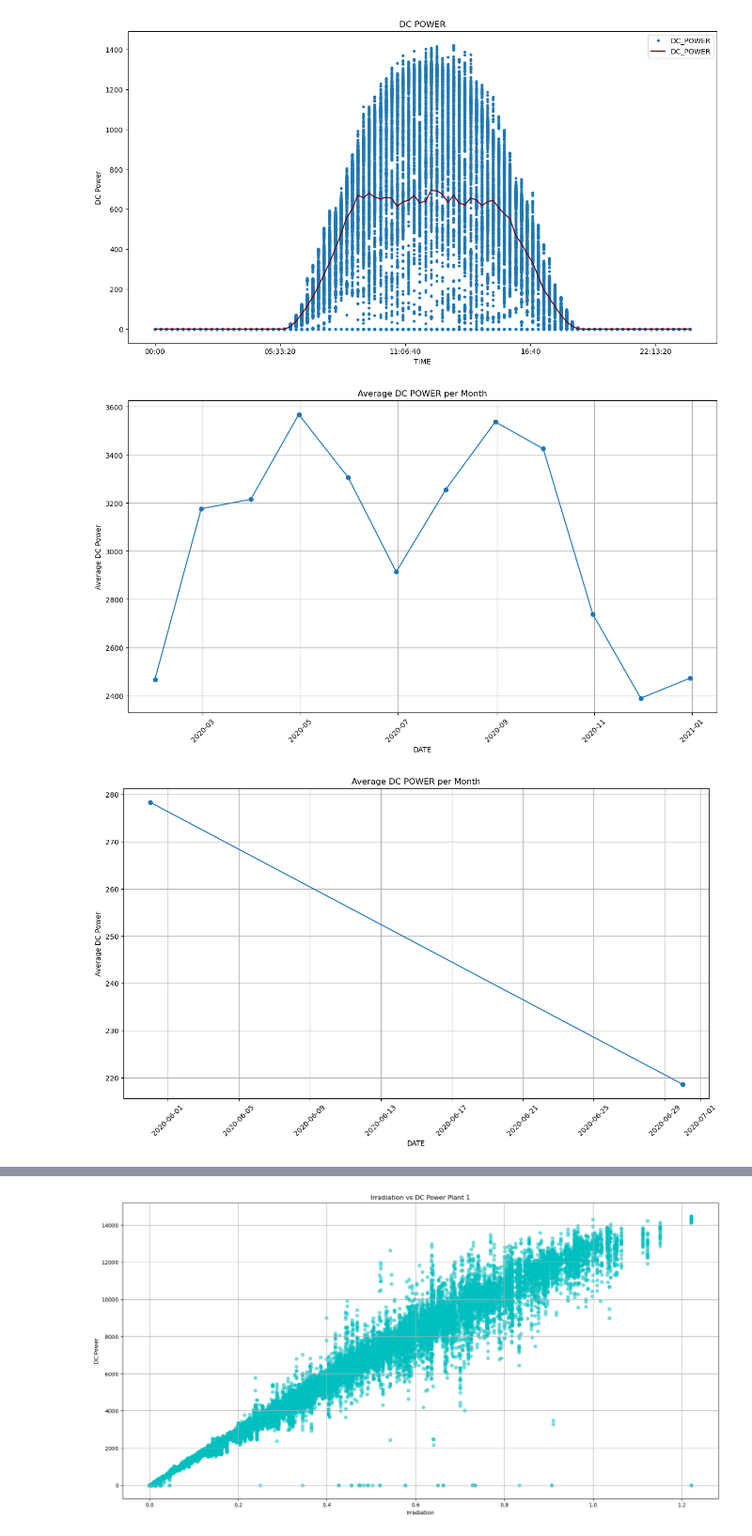
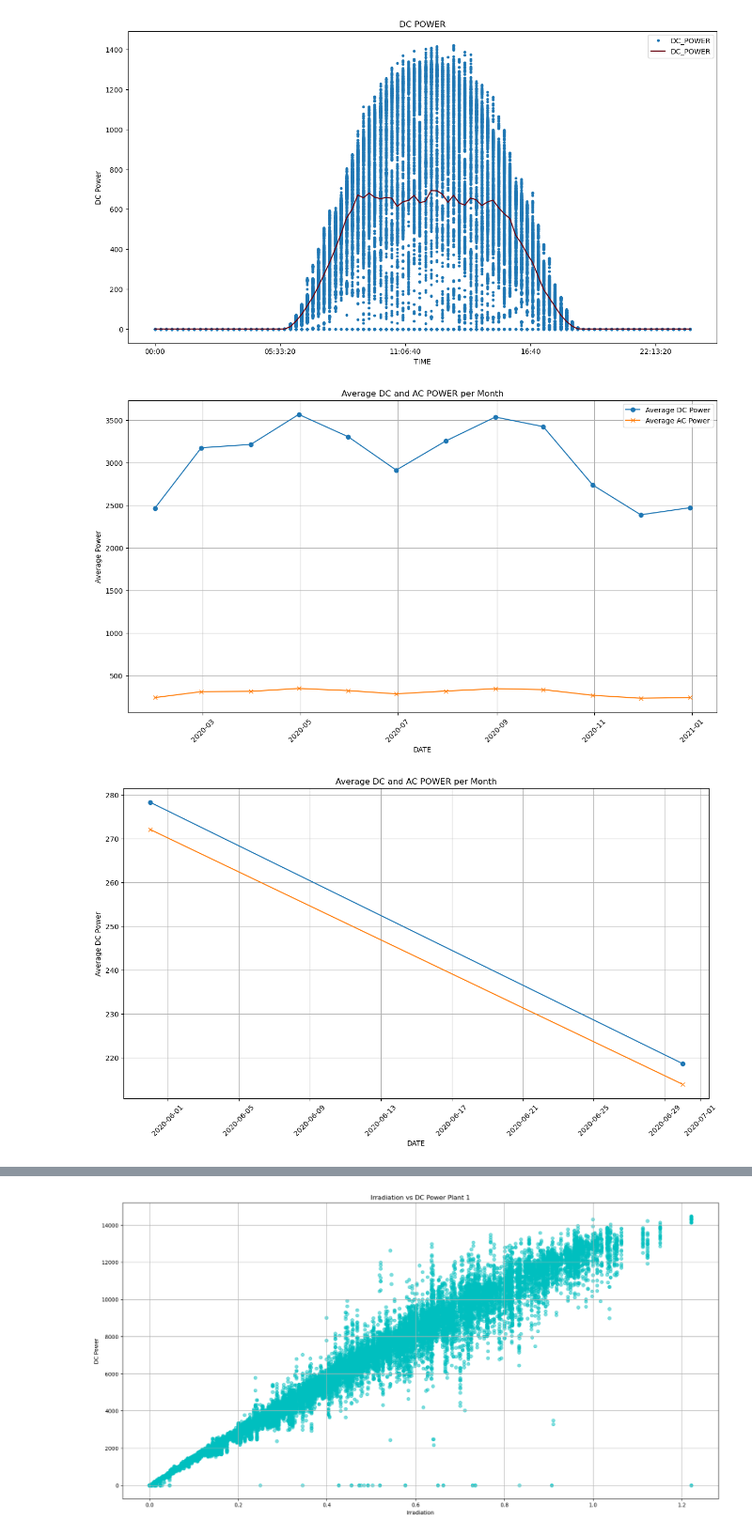
Before and after one commit to nicolasscolombero/Solar-Power-Data-Study, a Jupyter notebook: Solar Power Data Study.ipynb, the cells around one changed output, grey strips where cells are left out. Shown at 94% size. Drawn from its saved outputs; the diff is of its cells as text; code cells hidden in the pictures.

```diff
--- a/Solar Power Data Study.ipynb
+++ b/Solar Power Data Study.ipynb
@@ -157,32 +161,43 @@ plt.show()
 # %%
 # Calculate the average DC POWER per month
 average_dc_power_per_month = dfG1.resample('M', on='DATE')['DC_POWER'].mean()
 
+# Calculate the average AC POWER per month
+average_ac_power_per_month = dfG1.resample('M', on='DATE')['AC_POWER'].mean()
+
 # Create the 2D plot
 plt.figure(figsize=(15, 8))
-plt.plot(average_dc_power_per_month.index, average_dc_power_per_month.values, marker='o', linestyle='-')
+plt.plot(average_dc_power_per_month.index, average_dc_power_per_month.values, marker='o', linestyle='-', label='Average DC Power')
+plt.plot(average_ac_power_per_month.index, average_ac_power_per_month.values, marker='x', linestyle='-', label='Average AC Power')
 plt.xlabel('DATE')
-plt.ylabel('Average DC Power')
-plt.title('Average DC POWER per Month')
+plt.ylabel('Average Power')
+plt.title('Average DC and AC POWER per Month')
 plt.grid(True)
 
 # Rotate the X-axis labels for better readability
 plt.xticks(rotation=45)
 
+# Add a legend to distinguish between DC and AC Power curves
+plt.legend()
+
 # Show the plot
 plt.show()
 # %% [output]
-[figure, old version]
+[figure, new version]
 # %%
 # Calculate the average DC POWER per month
 average_dc_power_per_month2 = dfG2.resample('M', on='DATE')['DC_POWER'].mean()
 
+# Calculate the average AC POWER per month
+average_ac_power_per_month2 = dfG2.resample('M', on='DATE')['AC_POWER'].mean()
+
 # Create the 2D plot
 plt.figure(figsize=(15, 8))
-plt.plot(average_dc_power_per_month2.index, average_dc_power_per_month2.values, marker='o', linestyle='-')
+plt.plot(average_dc_power_per_month2.index, average_dc_power_per_month2.values, marker='o', linestyle='-', label='Average DC Power')
+plt.plot(average_ac_power_per_month2.index, average_ac_power_per_month2.values, marker='x', linestyle='-', label='Average AC Power')
 plt.xlabel('DATE')
 plt.ylabel('Average DC Power')
-plt.title('Average DC POWER per Month')
+plt.title('Average DC and AC POWER per Month')
 plt.grid(True)
 
 # Rotate the X-axis labels for better readability
@@ -191,4 +206,4 @@ plt.xticks(rotation=45)
 # Show the plot
 plt.show()
 # %% [output]
-[figure, old version]
+[figure, new version]
```
Also changed, not shown: parts of 22 cells of this notebook.
